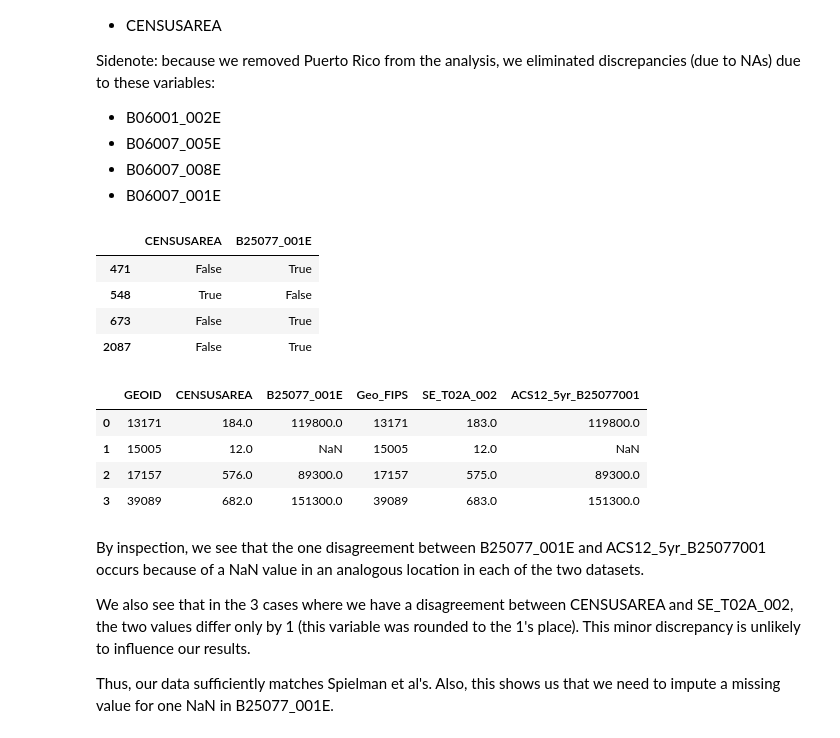
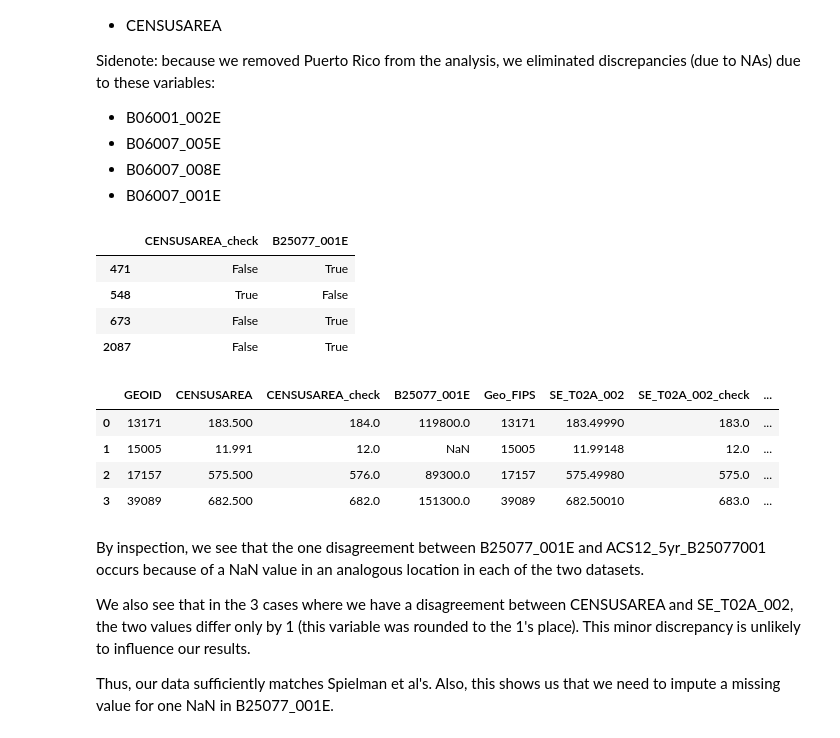
Before and after one commit to HEGSRR/RPl-Spielman-2020, a Jupyter notebook: procedure/code/retrieving_census_data.ipynb, the cells around one changed output. Cells and saved outputs as stored; diff of their text form; code cells hidden in the pictures.

```diff
--- a/procedure/code/retrieving_census_data.ipynb
+++ b/procedure/code/retrieving_census_data.ipynb
@@ -222,7 +222,7 @@ spielman_acs_variables = [
 
 # Acquire attribute data
 counties_detailed = get_census(dataset = "acs/acs5", # dataset name on the Census API you are connecting to; find datasets at https://api.census.gov/data.html
-                        variables = acs_variables, # string (or list of strings) of desired vars. For the 2021 5-year ACS Data Profile, those variable IDs are found at https://api.census.gov/data/2021/acs/acs5/profile/variables.html.
+                        variables = acs_variables, # string (or list of strings) of desired vars. For the 2021 5-year ACS Data Profile, those variable IDs are found at https://api.census.gov/data/2021/acs/acs5/profile/variables.html
                         year = 2012, # year of your data (or end-year for a 5-year ACS sample)
                         params = { # dict of query parameters to send to the API.
                           "for": "county:*"},#,
@@ -233,7 +233,7 @@ counties_detailed = get_census(dataset = "acs/acs5", # dataset name on the Censu
 # Acquire geographical data
 counties_shp = counties(cb = True, year = 2010, cache = True) # year 2012 (and 2011) cartographic boundaries not available
 counties_shp['GEOID'] = counties_shp.STATE + counties_shp.COUNTY
-counties_shp['CENSUSAREA'] = counties_shp.CENSUSAREA.round(0)
+counties_shp['CENSUSAREA_check'] = counties_shp.CENSUSAREA.round(0)
 
 # Join the data and map it
 counties = counties_shp.merge(counties_detailed, how = "inner", on = "GEOID")
@@ -321,14 +321,14 @@ acs_sup2 = pd.read_csv(here(path["drpub"], 'sovi_acs_kids.csv'),
 acs = acs.merge(acs_sup2, how = "inner", on='Geo_FIPS')
 
 # Round area column
-acs['SE_T02A_002'] = acs.SE_T02A_002.round(0)
+acs['SE_T02A_002_check'] = acs.SE_T02A_002.round(0)
 
 # Drop Puerto Rico to avoid issues with missing data
 acs = acs[acs.Geo_STATE_x != '72']
 # %%
 # Add the area variables to the lists of variables
-acs_variables.append('CENSUSAREA')
-spielman_acs_variables.append('SE_T02A_002')
+acs_variables.append('CENSUSAREA_check')
+spielman_acs_variables.append('SE_T02A_002_check')
 # %%
 # Perform equivalency test
 test = equiv(counties, "GEOID", acs_variables, acs, "Geo_FIPS", spielman_acs_variables)
@@ -350,10 +350,10 @@ Sidenote: because we removed Puerto Rico from the analysis, we eliminated discre
 - B06007_001E
 # %%
 # Show the rows for which there are data discrepancies (false means discrepancy)
-messed_up_indices = test[["CENSUSAREA", "B25077_001E"]].loc[~test.CENSUSAREA |~test.B25077_001E]
+messed_up_indices = test[["CENSUSAREA_check", "B25077_001E"]].loc[~test.CENSUSAREA_check |~test.B25077_001E]
 messed_up_indices
 # %% [output]
-|  | CENSUSAREA | B25077_001E |
+|  | CENSUSAREA_check | B25077_001E |
 | 471 | False | True |
 | 548 | True | False |
 | 673 | False | True |
@@ -361,25 +361,25 @@ messed_up_indices
 # %%
 # Inspect the data values at the indices that are mis-matched
 
 # Select the data of interest from tygris
 tygris_data = counties.sort_values(by = "GEOID")\
     .reset_index().loc[messed_up_indices.index]\
-    [["GEOID", "CENSUSAREA", "B25077_001E"]]
+    [["GEOID", "CENSUSAREA", "CENSUSAREA_check", "B25077_001E"]]
 
 # Select the data of interest from Spielman et al
 spielman_data = acs.sort_values(by = "Geo_FIPS")\
     .reset_index().loc[messed_up_indices.index]\
-    [["Geo_FIPS", "SE_T02A_002", "ACS12_5yr_B25077001"]]
+    [["Geo_FIPS", "SE_T02A_002", "SE_T02A_002_check", "ACS12_5yr_B25077001"]]
 
 # Join and inspect
 merged = tygris_data.merge(spielman_data, how = "inner", left_on = "GEOID", right_on = "Geo_FIPS")
 merged
 # %% [output]
-|  | GEOID | CENSUSAREA | B25077_001E | Geo_FIPS | SE_T02A_002 | ACS12_5yr_B25077001 |
-| 0 | 13171 | 184.0 | 119800.0 | 13171 | 183.0 | 119800.0 |
-| 1 | 15005 | 12.0 | NaN | 15005 | 12.0 | NaN |
-| 2 | 17157 | 576.0 | 89300.0 | 17157 | 575.0 | 89300.0 |
-| 3 | 39089 | 682.0 | 151300.0 | 39089 | 683.0 | 151300.0 |
+|  | GEOID | CENSUSAREA | CENSUSAREA_check | B25077_001E | Geo_FIPS | SE_T02A_002 | SE_T02A_002_check | ... |
+| 0 | 13171 | 183.500 | 184.0 | 119800.0 | 13171 | 183.49990 | 183.0 | ... |
+| 1 | 15005 | 11.991 | 12.0 | NaN | 15005 | 11.99148 | 12.0 | ... |
+| 2 | 17157 | 575.500 | 576.0 | 89300.0 | 17157 | 575.49980 | 575.0 | ... |
+| 3 | 39089 | 682.500 | 682.0 | 151300.0 | 39089 | 682.50010 | 683.0 | ... |
 # %% [markdown]
 By inspection, we see that the one disagreement between B25077_001E and ACS12_5yr_B25077001 occurs because of a NaN value in an analogous location in each of the two datasets.
 
```
Also changed, not shown: parts of 8 cells of this notebook, 23 other files.
